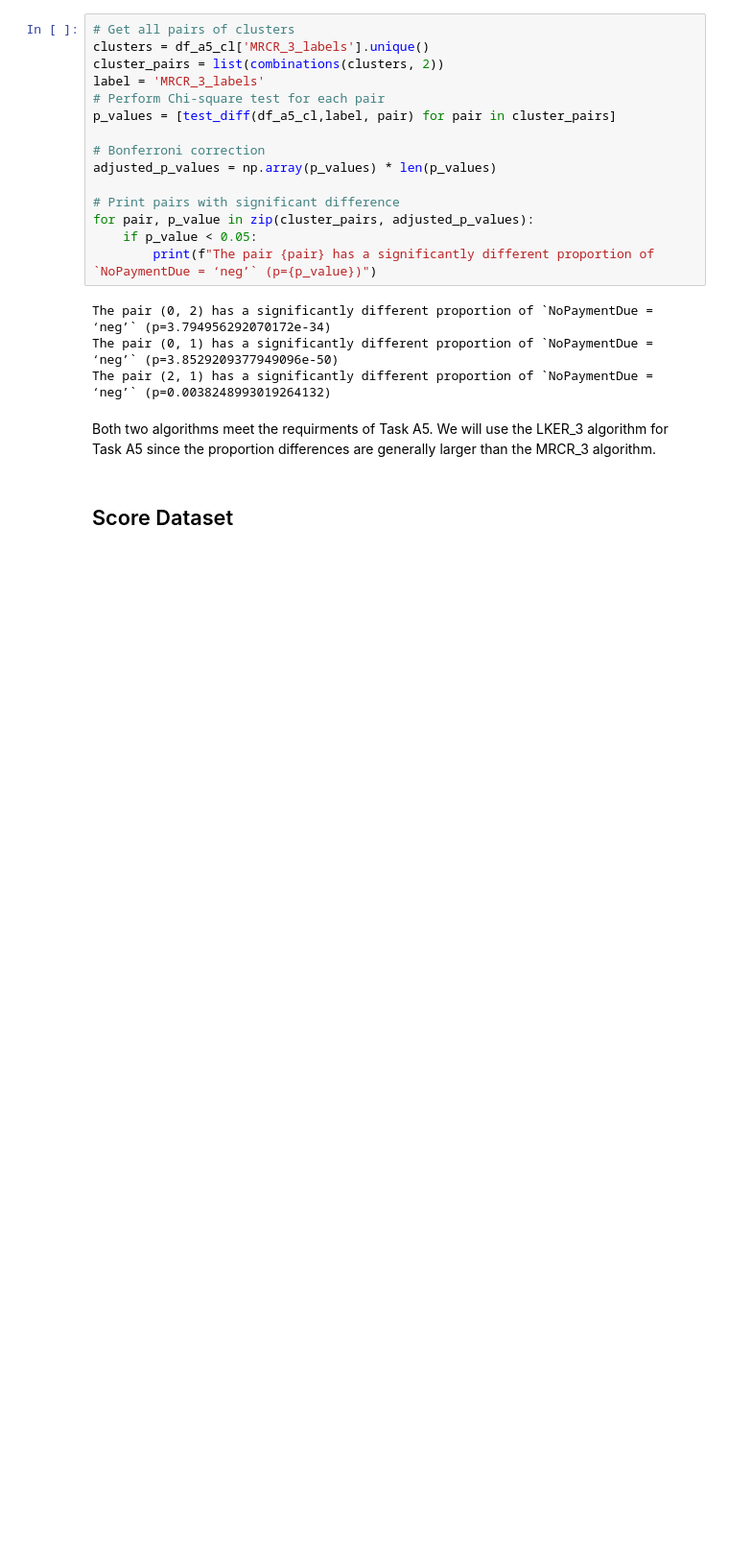
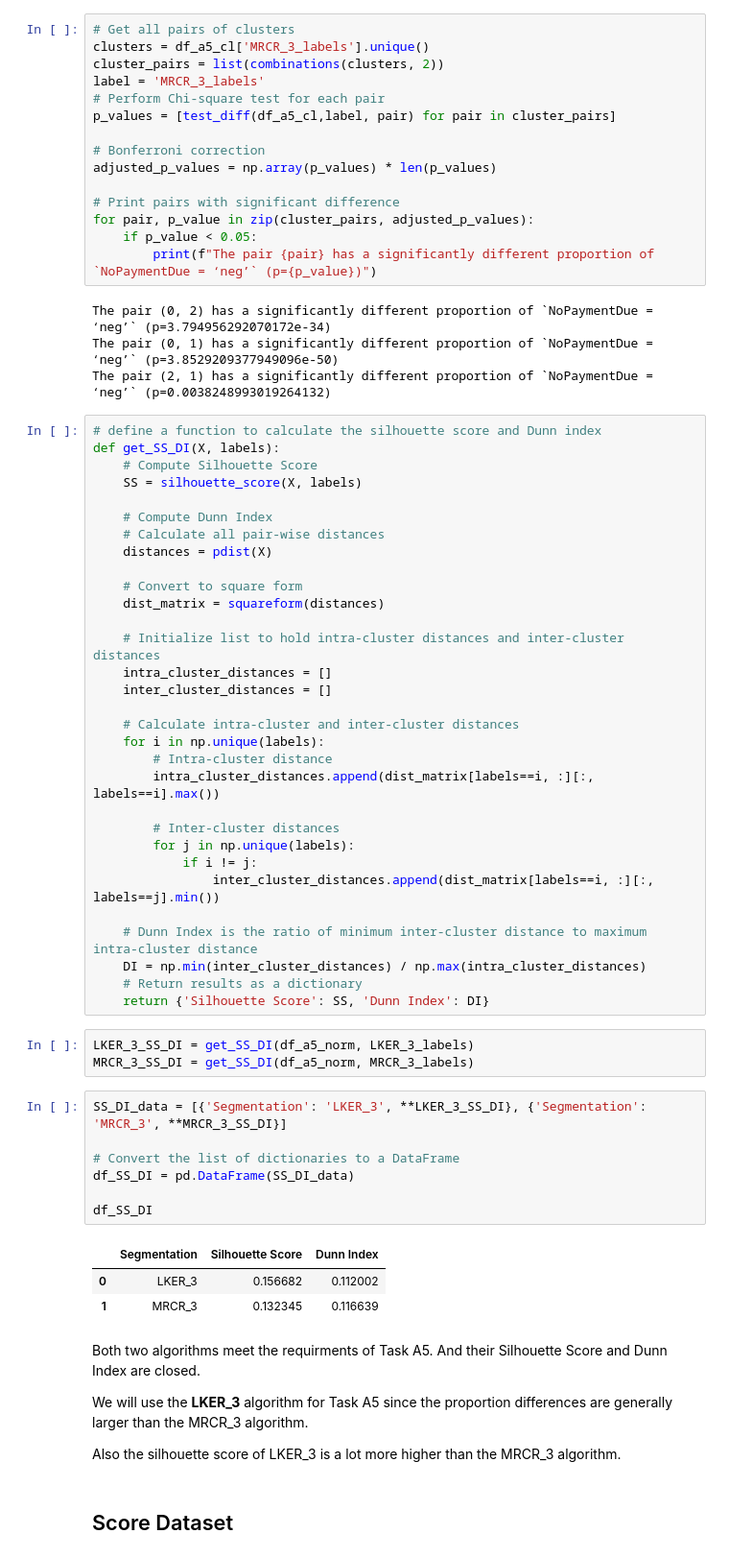
Before and after one commit to MSWinds/dm-group1-project, a Jupyter notebook: Final_Project.ipynb, the cells around one changed output. Shown at 96% size. Cells and saved outputs as stored; diff of their text form; blank space fills up the shorter version.

Commit message:
finish task A5

```diff
--- a/Final_Project.ipynb
+++ b/Final_Project.ipynb
@@ -2811,8 +2814,57 @@ for pair, p_value in zip(cluster_pairs, adjusted_p_values):
 The pair (0, 2) has a significantly different proportion of `NoPaymentDue = ‘neg’` (p=3.794956292070172e-34)
 The pair (0, 1) has a significantly different proportion of `NoPaymentDue = ‘neg’` (p=3.8529209377949096e-50)
 The pair (2, 1) has a significantly different proportion of `NoPaymentDue = ‘neg’` (p=0.0038248993019264132)
+# %%
+# define a function to calculate the silhouette score and Dunn index
+def get_SS_DI(X, labels):
+    # Compute Silhouette Score
+    SS = silhouette_score(X, labels)
+
+    # Compute Dunn Index
+    # Calculate all pair-wise distances
+    distances = pdist(X)
+
+    # Convert to square form
+    dist_matrix = squareform(distances)
+
+    # Initialize list to hold intra-cluster distances and inter-cluster distances
+    intra_cluster_distances = []
+    inter_cluster_distances = []
+
+    # Calculate intra-cluster and inter-cluster distances
+    for i in np.unique(labels):
+        # Intra-cluster distance
+        intra_cluster_distances.append(dist_matrix[labels==i, :][:, labels==i].max())
+
+        # Inter-cluster distances
+        for j in np.unique(labels):
+            if i != j:
+                inter_cluster_distances.append(dist_matrix[labels==i, :][:, labels==j].min())
+
+    # Dunn Index is the ratio of minimum inter-cluster distance to maximum intra-cluster distance
+    DI = np.min(inter_cluster_distances) / np.max(intra_cluster_distances)
+    # Return results as a dictionary
+    return {'Silhouette Score': SS, 'Dunn Index': DI}
+# %%
+LKER_3_SS_DI = get_SS_DI(df_a5_norm, LKER_3_labels)
+MRCR_3_SS_DI = get_SS_DI(df_a5_norm, MRCR_3_labels)
+# %%
+SS_DI_data = [{'Segmentation': 'LKER_3', **LKER_3_SS_DI}, {'Segmentation': 'MRCR_3', **MRCR_3_SS_DI}]
+
+# Convert the list of dictionaries to a DataFrame
+df_SS_DI = pd.DataFrame(SS_DI_data)
+
+df_SS_DI
+# %% [output]
+|  | Segmentation | Silhouette Score | Dunn Index |
+| 0 | LKER_3 | 0.156682 | 0.112002 |
+| 1 | MRCR_3 | 0.132345 | 0.116639 |
 # %% [markdown]
-Both two algorithms meet the requirments of Task A5. We will use the LKER_3 algorithm for Task A5 since the proportion differences are generally larger than the MRCR_3 algorithm.
+Both two algorithms meet the requirments of Task A5. And their Silhouette Score and Dunn Index are closed.
+
+We will use the **LKER_3** algorithm for Task A5 since the proportion differences are generally larger than the MRCR_3 algorithm.
+
+Also the silhouette score of LKER_3 is a lot more higher than the MRCR_3 algorithm.
 # %% [markdown]
 ## Score Dataset
 # %% [markdown]
```
Also changed, not shown: parts of 1 cell of this notebook.
